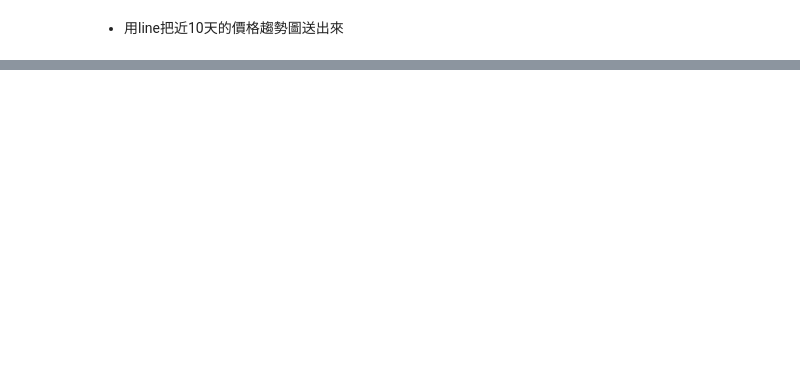
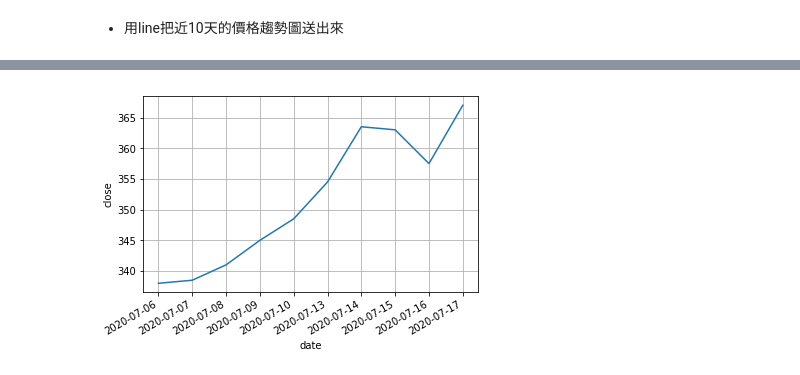
Before and after one commit to maloyang/KH20200704_Python_Basic_and_ML, a Jupyter notebook: Day3/Day3-1.ipynb, the cells around one changed output, grey strips where cells are left out. Saved outputs shown, nothing was run; the diff lists cells and outputs as text; code cells hidden in the pictures; blank space fills up the shorter version.

```diff
--- a/Day3/Day3-1.ipynb
+++ b/Day3/Day3-1.ipynb
@@ -137,0 +300,13 @@ plt.grid()
+# %%
+import requests
+
+token = 'xKkAS3hOquwluB4ZKfCfEAEui8HpGfwmurvm2tc8J31' #Python課程
+url = "https://notify-api.line.me/api/notify"  # --> 不支援http, 只能用https
+headers = {"Authorization" : "Bearer "+ token}
+
+title = '2330報價'
+message =  '[%s] %s: %s' %(title, stock_date[-1], stock_close[-1])
+payload = {"message" :  message}
+
+r = requests.post(url ,headers = headers ,params=payload)
+r
@@ -142,0 +362,24 @@ plt.grid()
+# %%
+# 請填入程式
+# 提示 plt.savefig('image.png')
+import matplotlib.pyplot as plt
+
+fig,ax = plt.subplots()
+
+plt.plot(stock_date[-10:], stock_close[-10:])
+plt.xlabel('date')
+plt.ylabel('close')
+ax.set_xticklabels(stock_date[-10:])
+fig.autofmt_xdate(rotation=30)
+plt.grid()
+
+img = 'image.png'
+plt.savefig(img)
+
+title = '2330近10日趨勢圖'
+message =  '[%s]' %(title)
+payload = {"message" :  message}
+files = {'imageFile': open(img, 'rb')}
+r = requests.post(url, headers = headers, params = payload, files = files)
+# %% [output]
+[figure, added]
```
Also changed, not shown: parts of 34 cells of this notebook.
